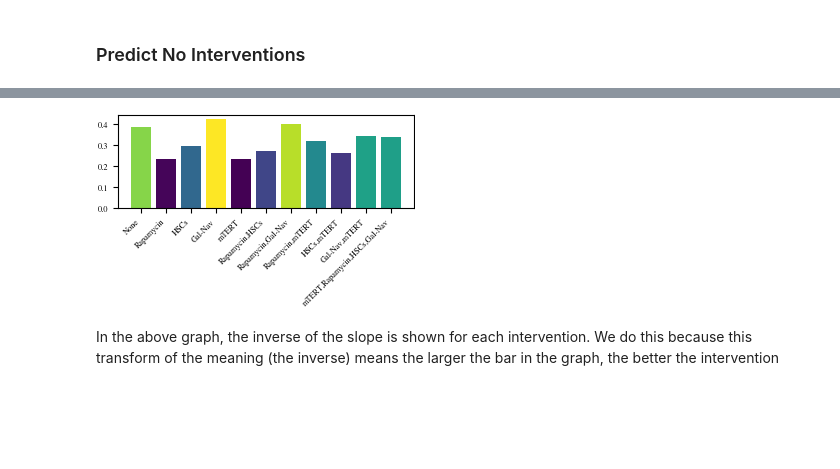
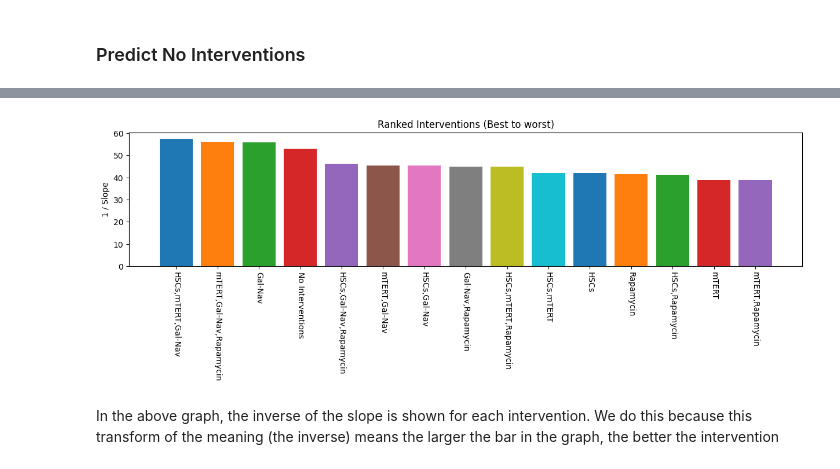
Before and after one commit to shs2017/Data-Literacy, a Jupyter notebook: exp/004_SecondOrderModel.ipynb, the cells around one changed output, grey strips where cells are left out. Saved outputs shown, nothing was run; the diff lists cells and outputs as text; code cells hidden in the pictures; blank space fills up the shorter version.

```diff
--- a/exp/004_SecondOrderModel.ipynb
+++ b/exp/004_SecondOrderModel.ipynb
@@ -193,7 +200,7 @@ DEFAULT_INITIAL_PARAMETERS = GompertzParameters(alpha=0.1, beta=0.085)
 def fit_gompertz_model(ages: pd.DataFrame,
                        mortality_rate: pd.DataFrame,
                        initial_parameters: GompertzParameters = DEFAULT_INITIAL_PARAMETERS,
-                       max_fit_iterations: int = 2_500) -> GompertzParameters:
+                       max_fit_iterations: int = 50_000) -> GompertzParameters:
     p0 = initial_parameters.to_tuple()
     predicted_parameters, covariance = curve_fit(gompertz, ages, mortality_rate, p0=p0, maxfev=max_fit_iterations)
     return GompertzParameters.from_sequence(predicted_parameters)
@@ -205,0 +544,2 @@ def calculate_mortality_rate(dataset):
+# %%
+all_interventions_ages = calculate_ages(female_dataset[all_interventions_key])
@@ -297,5 +578,3 @@ We keep track of the predicted slopes of the log mortality rate and use this a m
-# %%
-slopes = {}
 # %% [markdown]
 ### Predict No Interventions
 # %%
@@ -418,14 +739,4 @@ log_mortality_rates = calculate_two_intervention_log_mortality_rates(interaction
 # %%
-interaction_factor_index = 0
-for i in range(N_SINGLE_INTERVENTIONS):
-    for j in range(i + 1, N_SINGLE_INTERVENTIONS):
-        log_mortality_rate = log_mortality_rates[interaction_factor_index]
-        numerator = log_mortality_rate[-1] - log_mortality_rate[0]
-        denominator = all_ages[-1] - all_ages[0]
-        slope = numerator / (denominator + EPS)
-
-        intervention_key = two_keys[interaction_factor_index]
-        slopes[intervention_key] = slope
-
-        interaction_factor_index += 1
+for intervention_key, log_mortality_rate in two_interventions_log_mortality.items():
+    slopes.add_intervention_slope(intervention_key, all_interventions_ages, log_mortality_rate)
 # %%
@@ -460,65 +941,7 @@ plot_log_mortality_rates(all_ages, log_mortality_rates, single_keys, N_SINGLE_IN
 # %%
-# fig = plt.figure(figsize=(15, 3))
-
-inverse_slopes = {key: 1 / slope for key, slope in slopes.items()}
-
-# We need to ensure that the labels are the same for both results for the final plot.
-
-rename_map = {
-    'None': 'None',
-    'Rapamycin': 'Rapamycin',
-    'HSCs': 'HSCs',
-    'mTERT': 'mTERT',
-    'Gal-Nav': 'Gal-Nav',
-    'HSCs,Gal-Nav': 'Rapamycin,HSCs',
-    'HSCs,mTERT': 'HSCs,mTERT',
-    'HSCs,Rapamycin': 'Rapamycin,HSCs',
-    'Gal-Nav,mTERT': 'Gal-Nav,mTERT',
-    'Gal-Nav,Rapamycin': 'Rapamycin,Gal-Nav',
-    'mTERT,Rapamycin': 'Rapamycin,mTERT',
-    'mTERT,Rapamycin,HSCs': 'mTERT,Rapamycin,HSCs',
-    'mTERT,HSCs,Gal-Nav': 'mTERT,HSCs,Gal-Nav',
-    'mTERT,Rapamycin,Gal-Nav': 'mTERT,Rapamycin,Gal-Nav',
-    'Rapamycin,HSCs,Gal-Nav': 'Rapamycin,HSCs,Gal-Nav',
-    'mTERT,Rapamycin,HSCs,Gal-Nav': 'mTERT,Rapamycin,HSCs,Gal-Nav',
-}
-
-def rename_keys(map):
-    new_map = {}
-    for key in map.keys():
-        new_key = rename_map[key]
-        new_map[new_key] = map[key]
-    return new_map
-
-inverse_slopes_renamed = rename_keys(inverse_slopes)
-
-# Define custom key order
-custom_order = ['None', 'Rapamycin', 'HSCs', 'Gal-Nav', 'mTERT',
-                'Rapamycin,HSCs', 'Rapamycin,Gal-Nav', 'Rapamycin,mTERT', 'HSCs,Gal-Nav', 'HSCs,mTERT', 'Gal-Nav,mTERT',
-                'mTERT,Rapamycin,HSCs', 'mTERT,HSCs,Gal-Nav', 'mTERT,Rapamycin,Gal-Nav', 'Rapamycin,HSCs,Gal-Nav',
-                'mTERT,Rapamycin,HSCs,Gal-Nav']
-
-def get_custom_order(key):
-    return custom_order.index(key)
-
-# Sort dictionary based on custom key order
-sorted_dict = dict(sorted(inverse_slopes_renamed.items(), key=lambda item: get_custom_order(item[0])))
-
-
-# Extract data for plotting
-labels, values = zip(*sorted_dict.items())
-
-plt.rcParams.update(bundles.icml2022(column='half', nrows=1, ncols=1, usetex=False))
-cmap = plt.cm.viridis
-norm = plt.Normalize(min(values), max(values))
-colors = cmap(norm(values))
-bars = plt.bar(labels, values, color=colors)
-plt.xticks(rotation=45, ha='right')
-
-# Save the plot
-plt.savefig('../fig/2401_004_linear_model_predictions.pdf')
+slopes.plot_inverse_slopes()
 # %% [output]
-[figure, old version]
+[figure, new version]
 # %% [markdown]
 In the above graph, the inverse of the slope is shown for each intervention. We do this because this transform of the meaning (the inverse) means the larger the bar in the graph, the better the intervention
 # %%
```
Also changed, not shown: parts of 38 cells of this notebook, 1 other file.
